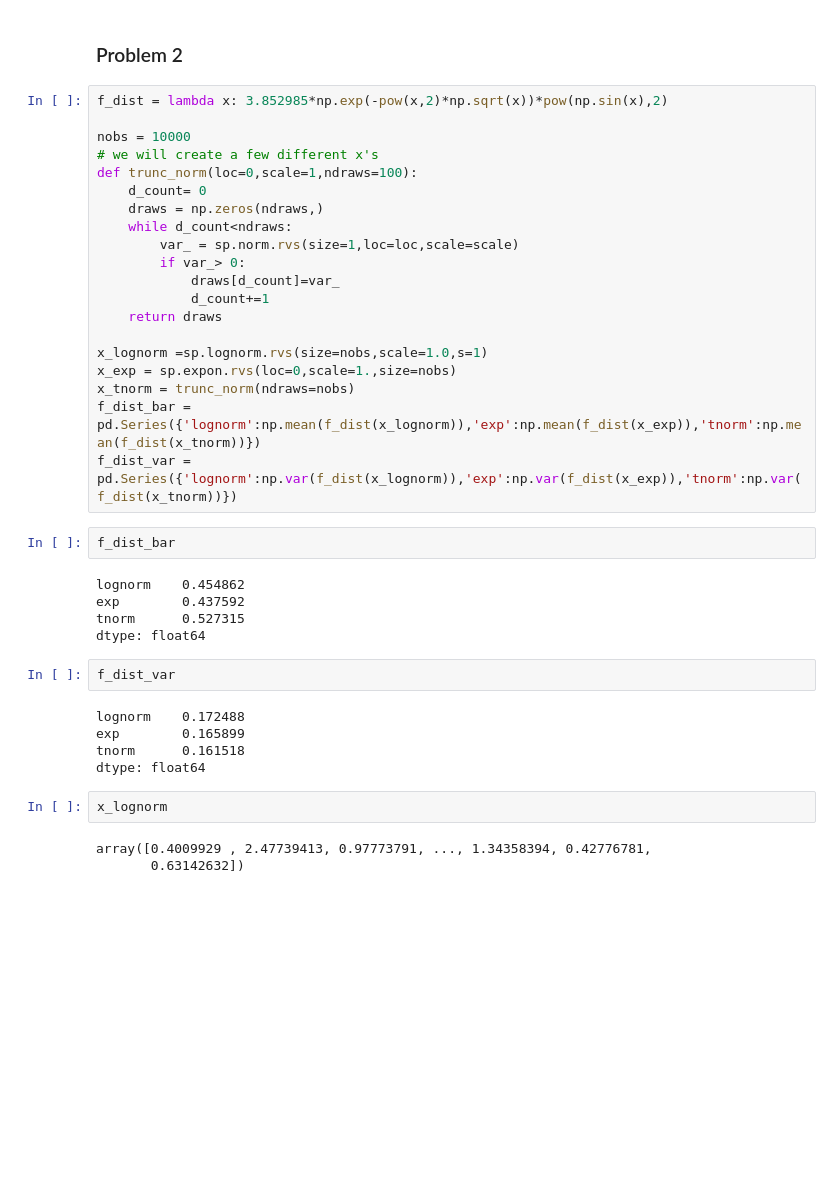
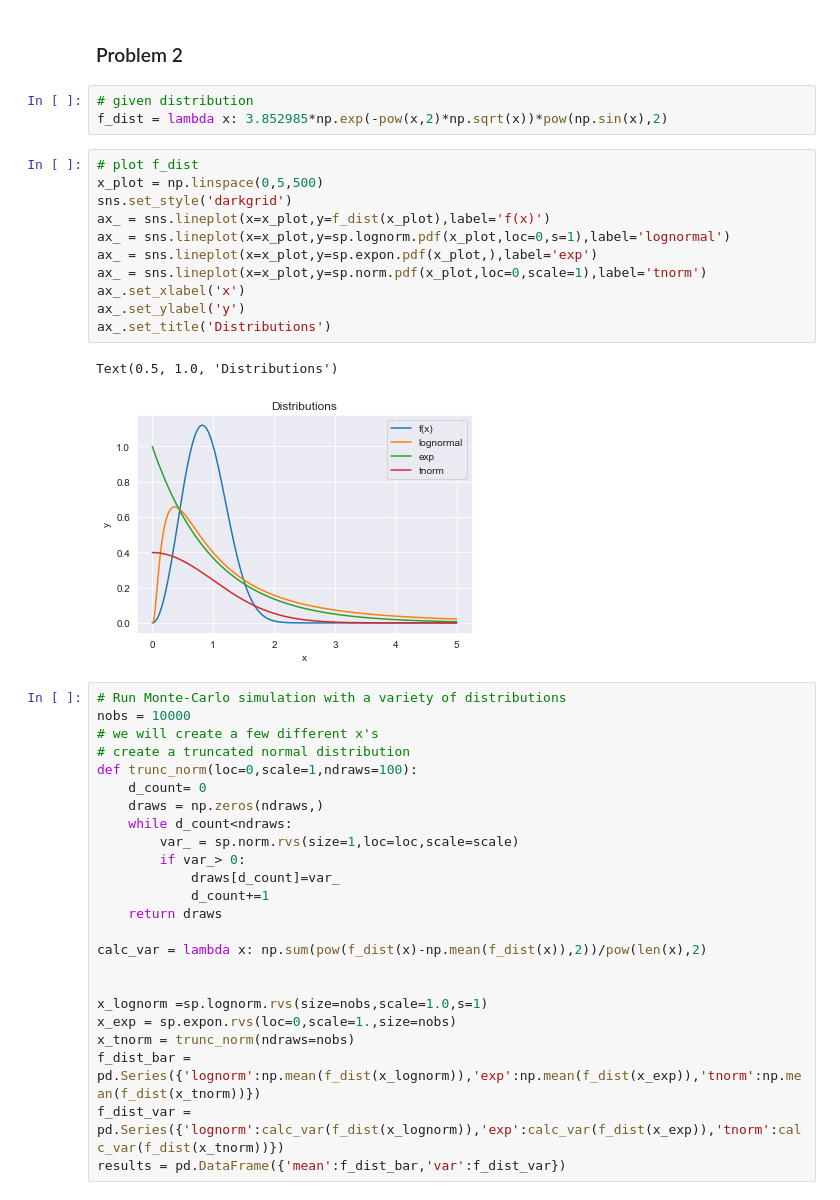
Before and after one commit to uwcheah/Main, a Jupyter notebook: montecarlo/Module 8.ipynb, the cells around one changed output. Saved outputs shown, nothing was run; the diff lists cells and outputs as text; blank space fills up the shorter version.

```diff
--- a/montecarlo/Module 8.ipynb
+++ b/montecarlo/Module 8.ipynb
@@ -51,10 +66,27 @@ allResults
 # %% [markdown]
 ### Problem 2
+# %%
+# given distribution
+f_dist = lambda x: 3.852985*np.exp(-pow(x,2)*np.sqrt(x))*pow(np.sin(x),2)
+# %%
+# plot f_dist
+x_plot = np.linspace(0,5,500)
+sns.set_style('darkgrid')
+ax_ = sns.lineplot(x=x_plot,y=f_dist(x_plot),label='f(x)')
+ax_ = sns.lineplot(x=x_plot,y=sp.lognorm.pdf(x_plot,loc=0,s=1),label='lognormal')
+ax_ = sns.lineplot(x=x_plot,y=sp.expon.pdf(x_plot,),label='exp')
+ax_ = sns.lineplot(x=x_plot,y=sp.norm.pdf(x_plot,loc=0,scale=1),label='tnorm')
+ax_.set_xlabel('x')
+ax_.set_ylabel('y')
+ax_.set_title('Distributions')
+# %% [output]
+Text(0.5, 1.0, 'Distributions')
+[figure, added]
 # %%
-f_dist = lambda x: 3.852985*np.exp(-pow(x,2)*np.sqrt(x))*pow(np.sin(x),2)
-
+# Run Monte-Carlo simulation with a variety of distributions
 nobs = 10000
 # we will create a few different x's
+# create a truncated normal distribution
 def trunc_norm(loc=0,scale=1,ndraws=100):
     d_count= 0
     draws = np.zeros(ndraws,)
@@ -65,27 +97,12 @@ def trunc_norm(loc=0,scale=1,ndraws=100):
             d_count+=1
     return draws
 
+calc_var = lambda x: np.sum(pow(f_dist(x)-np.mean(f_dist(x)),2))/pow(len(x),2)
+
+
 x_lognorm =sp.lognorm.rvs(size=nobs,scale=1.0,s=1)
 x_exp = sp.expon.rvs(loc=0,scale=1.,size=nobs)
 x_tnorm = trunc_norm(ndraws=nobs)
 f_dist_bar = pd.Series({'lognorm':np.mean(f_dist(x_lognorm)),'exp':np.mean(f_dist(x_exp)),'tnorm':np.mean(f_dist(x_tnorm))})
-f_dist_var = pd.Series({'lognorm':np.var(f_dist(x_lognorm)),'exp':np.var(f_dist(x_exp)),'tnorm':np.var(f_dist(x_tnorm))})
+f_dist_var = pd.Series({'lognorm':calc_var(f_dist(x_lognorm)),'exp':calc_var(f_dist(x_exp)),'tnorm':calc_var(f_dist(x_tnorm))})
+results = pd.DataFrame({'mean':f_dist_bar,'var':f_dist_var})
-# %%
-f_dist_bar
-# %% [output]
-lognorm    0.454862
-exp        0.437592
-tnorm      0.527315
-dtype: float64
-# %%
-f_dist_var
-# %% [output]
-lognorm    0.172488
-exp        0.165899
-tnorm      0.161518
-dtype: float64
-# %%
-x_lognorm
-# %% [output]
-array([0.4009929 , 2.47739413, 0.97773791, ..., 1.34358394, 0.42776781,
-       0.63142632])
```
Also changed, not shown: parts of 17 cells of this notebook.
